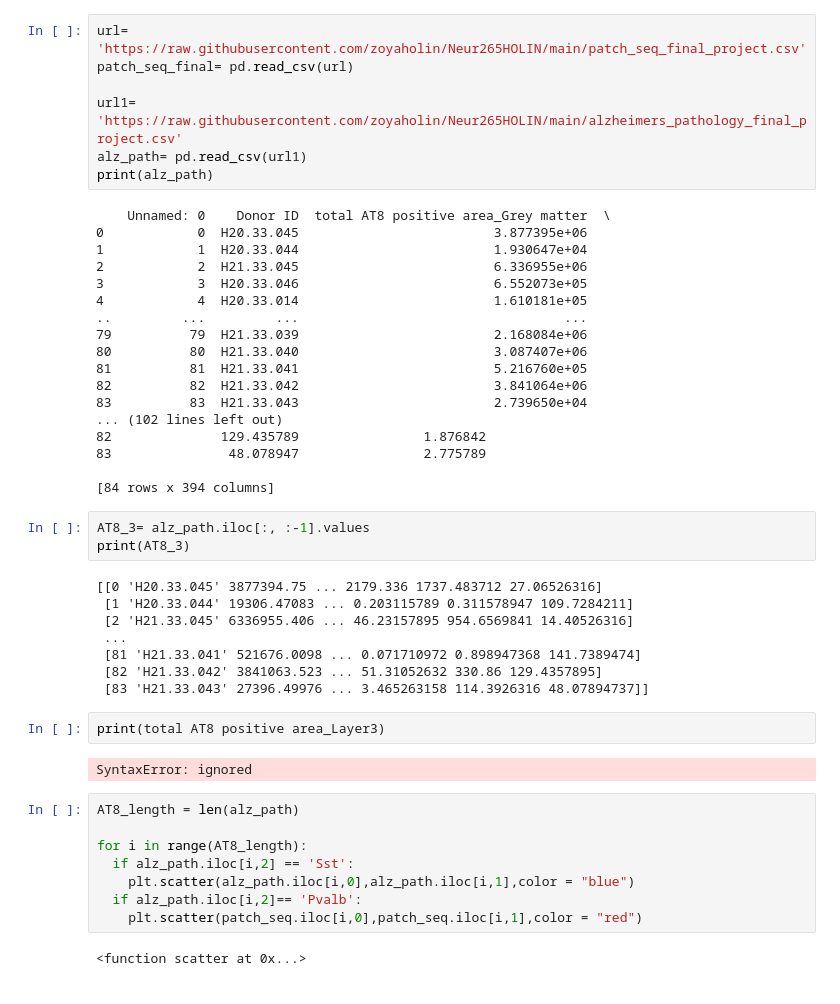
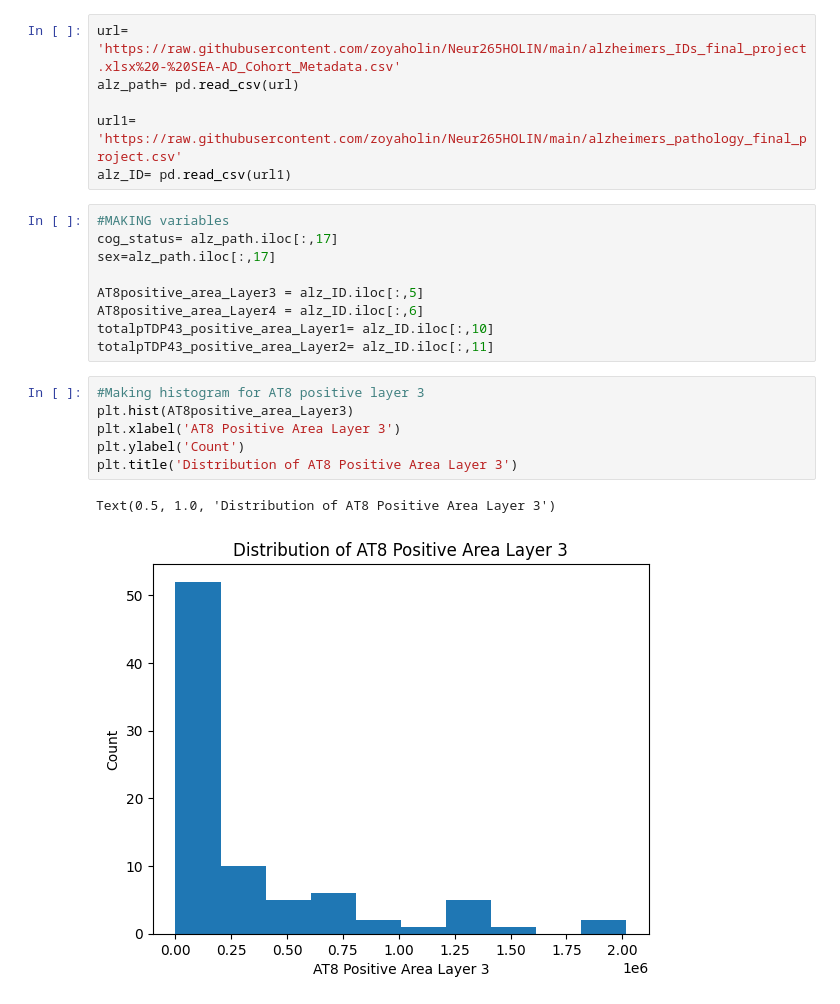
Before and after one commit to zoyaholin/Neur265HOLIN, a Jupyter notebook: Final_Project.ipynb, the cells around one changed output. Saved outputs shown, nothing was run; the diff lists cells and outputs as text.

```diff
--- a/Final_Project.ipynb
+++ b/Final_Project.ipynb
@@ -5,52 +6,26 @@ import numpy as np
 import pandas as pd
 import matplotlib.pyplot as plt
 # %%
-url= 'https://raw.githubusercontent.com/zoyaholin/Neur265HOLIN/main/patch_seq_final_project.csv'
-patch_seq_final= pd.read_csv(url)
+url= 'https://raw.githubusercontent.com/zoyaholin/Neur265HOLIN/main/alzheimers_IDs_final_project.xlsx%20-%20SEA-AD_Cohort_Metadata.csv'
+alz_path= pd.read_csv(url)
 
 url1= 'https://raw.githubusercontent.com/zoyaholin/Neur265HOLIN/main/alzheimers_pathology_final_project.csv'
-alz_path= pd.read_csv(url1)
-print(alz_path)
+alz_ID= pd.read_csv(url1)
-# %% [output]
-    Unnamed: 0    Donor ID  total AT8 positive area_Grey matter  \
-0            0  H20.33.045                         3.877395e+06
-1            1  H20.33.044                         1.930647e+04
-2            2  H21.33.045                         6.336955e+06
-3            3  H20.33.046                         6.552073e+05
-4            4  H20.33.014                         1.610181e+05
-..         ...         ...                                  ...
-79          79  H21.33.039                         2.168084e+06
-80          80  H21.33.040                         3.087407e+06
-81          81  H21.33.041                         5.216760e+05
-82          82  H21.33.042                         3.841064e+06
-83          83  H21.33.043                         2.739650e+04
-... (102 lines left out)
-82              129.435789                1.876842
-83               48.078947                2.775789
-
-[84 rows x 394 columns]
-# %%
-AT8_3= alz_path.iloc[:, :-1].values
-print(AT8_3)
-# %% [output]
-[[0 'H20.33.045' 3877394.75 ... 2179.336 1737.483712 27.06526316]
- [1 'H20.33.044' 19306.47083 ... 0.203115789 0.311578947 109.7284211]
- [2 'H21.33.045' 6336955.406 ... 46.23157895 954.6569841 14.40526316]
- ...
- [81 'H21.33.041' 521676.0098 ... 0.071710972 0.898947368 141.7389474]
- [82 'H21.33.042' 3841063.523 ... 51.31052632 330.86 129.4357895]
- [83 'H21.33.043' 27396.49976 ... 3.465263158 114.3926316 48.07894737]]
-# %%
-print(total AT8 positive area_Layer3)
-# %% [output]
-SyntaxError: ignored
-# %%
-AT8_length = len(alz_path)
-
-for i in range(AT8_length):
-  if alz_path.iloc[i,2] == 'Sst':
-    plt.scatter(alz_path.iloc[i,0],alz_path.iloc[i,1],color = "blue")
-  if alz_path.iloc[i,2]== 'Pvalb':
-    plt.scatter(patch_seq.iloc[i,0],patch_seq.iloc[i,1],color = "red")
-# %% [output]
-<function scatter at 0x...>
+# %%
+#MAKING variables
+cog_status= alz_path.iloc[:,17]
+sex=alz_path.iloc[:,17]
+
+AT8positive_area_Layer3 = alz_ID.iloc[:,5]
+AT8positive_area_Layer4 = alz_ID.iloc[:,6]
+totalpTDP43_positive_area_Layer1= alz_ID.iloc[:,10]
+totalpTDP43_positive_area_Layer2= alz_ID.iloc[:,11]
+# %%
+#Making histogram for AT8 positive layer 3
+plt.hist(AT8positive_area_Layer3)
+plt.xlabel('AT8 Positive Area Layer 3')
+plt.ylabel('Count')
+plt.title('Distribution of AT8 Positive Area Layer 3')
+# %% [output]
+Text(0.5, 1.0, 'Distribution of AT8 Positive Area Layer 3')
+[figure, added]
```
Also changed, not shown: parts of 7 cells of this notebook.
